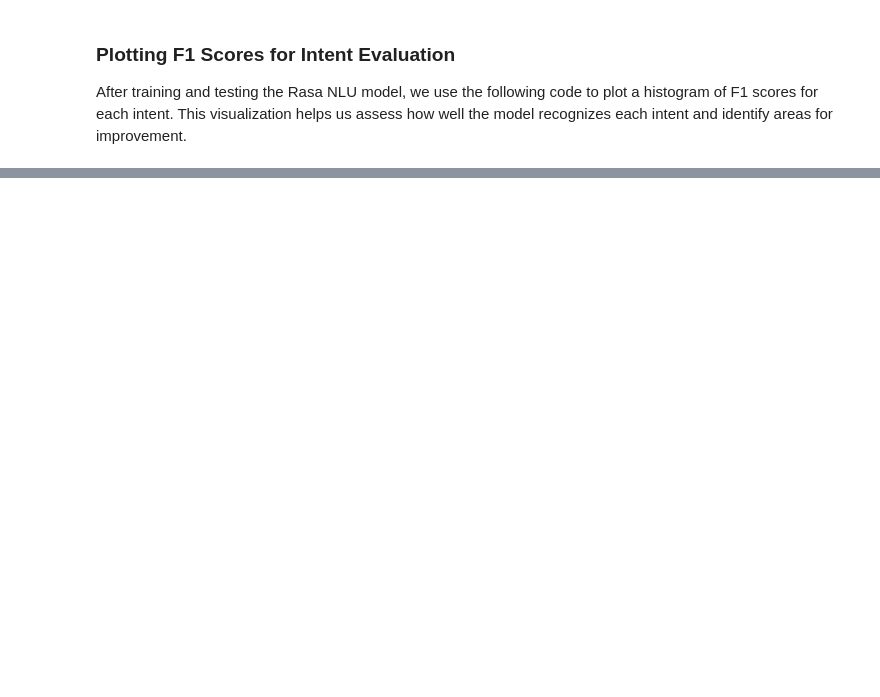
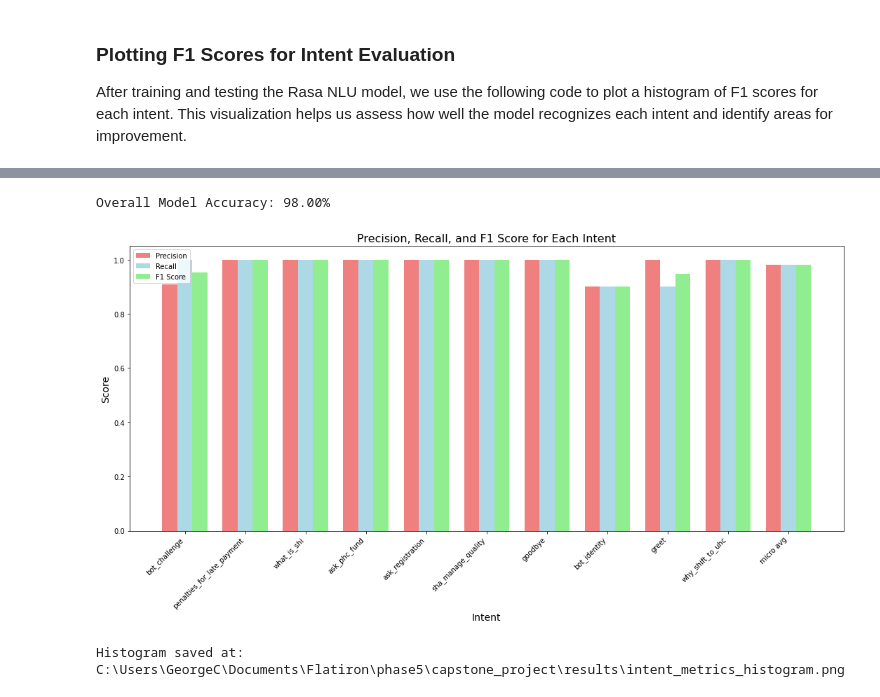
Before and after one commit to George-Chira/capstone_project, a Jupyter notebook: notebooks/Chira.ipynb, the cells around one changed output, grey strips where cells are left out. Cells and saved outputs as stored; diff of their text form; code cells hidden in the pictures; blank space fills up the shorter version.

```diff
--- a/notebooks/Chira.ipynb
+++ b/notebooks/Chira.ipynb
@@ -943,0 +861,80 @@ Histogram saved at: C:\Users\GeorgeC\Documents\Flatiron\phase5\capstone_project\
+# %%
+import json
+import os
+import matplotlib.pyplot as plt
+import numpy as np
+
+# Use the exact path to the intent report
+report_path = r"C:\Users\GeorgeC\Documents\Flatiron\phase5\capstone_project\results\intent_report.json"
+
+# Check if the report path exists
+if not os.path.exists(report_path):
+    print(f"Error: The intent report at {report_path} was not found.")
+    exit(1)
+
+# Load the intent report
+with open(report_path, "r") as f:
+    report = json.load(f)
+
+# Extract intents and metrics (precision, recall, F1-score)
+intents = []
+precision_scores = []
+recall_scores = []
+f1_scores = []
+
+for intent, metrics in report.items():
+    if intent not in ['accuracy', 'macro avg', 'weighted avg']:  # Skip summary metrics
+        if 'precision' in metrics and 'recall' in metrics and 'f1-score' in metrics:
+            intents.append(intent)
+            precision_scores.append(float(metrics['precision']))
+            recall_scores.append(float(metrics['recall']))
+            f1_scores.append(float(metrics['f1-score']))
+        else:
+            print(f"Warning: Metrics for intent '{intent}' are incomplete. Skipping...")
+
+# Extract overall accuracy
+accuracy = report.get('accuracy', None)
+
+if accuracy is not None:
+    accuracy_percentage = accuracy * 100
+    print(f"Overall Model Accuracy: {accuracy_percentage:.2f}%")
+else:
+    print("Accuracy information is not available in the report.")
+
+# Check if there is any data to plot
+if not intents:
+    print("No intents found with valid metrics to plot.")
+    exit(1)
+
+# Set the width for each bar
+bar_width = 0.25
+index = np.arange(len(intents))
+
+# Plot Precision, Recall, and F1 Score for each intent
+plt.figure(figsize=(15, 8))
+
+# Creating bars for precision, recall, and F1
+plt.bar(index, precision_scores, bar_width, label='Precision', color='lightcoral')
+plt.bar(index + bar_width, recall_scores, bar_width, label='Recall', color='lightblue')
+plt.bar(index + 2 * bar_width, f1_scores, bar_width, label='F1 Score', color='lightgreen')
+
+# Adding labels and titles
+plt.xlabel('Intent', fontsize=14)
+plt.ylabel('Score', fontsize=14)
+plt.title('Precision, Recall, and F1 Score for Each Intent', fontsize=16)
+plt.xticks(index + bar_width, intents, rotation=45, ha='right')
+plt.legend()
+
+# Adjust layout and save
+plt.tight_layout()
+histogram_path = os.path.join(os.path.dirname(report_path), 'intent_metrics_histogram.png')
+plt.savefig(histogram_path)
+
+# Show the plot
+plt.show()
+
+print(f"Histogram saved at: {histogram_path}")
+# %% [output]
+Overall Model Accuracy: 98.00%
+[figure, added]
+Histogram saved at: C:\Users\GeorgeC\Documents\Flatiron\phase5\capstone_project\results\intent_metrics_histogram.png
```
Also changed, not shown: parts of 12 cells of this notebook, 15 other files.
